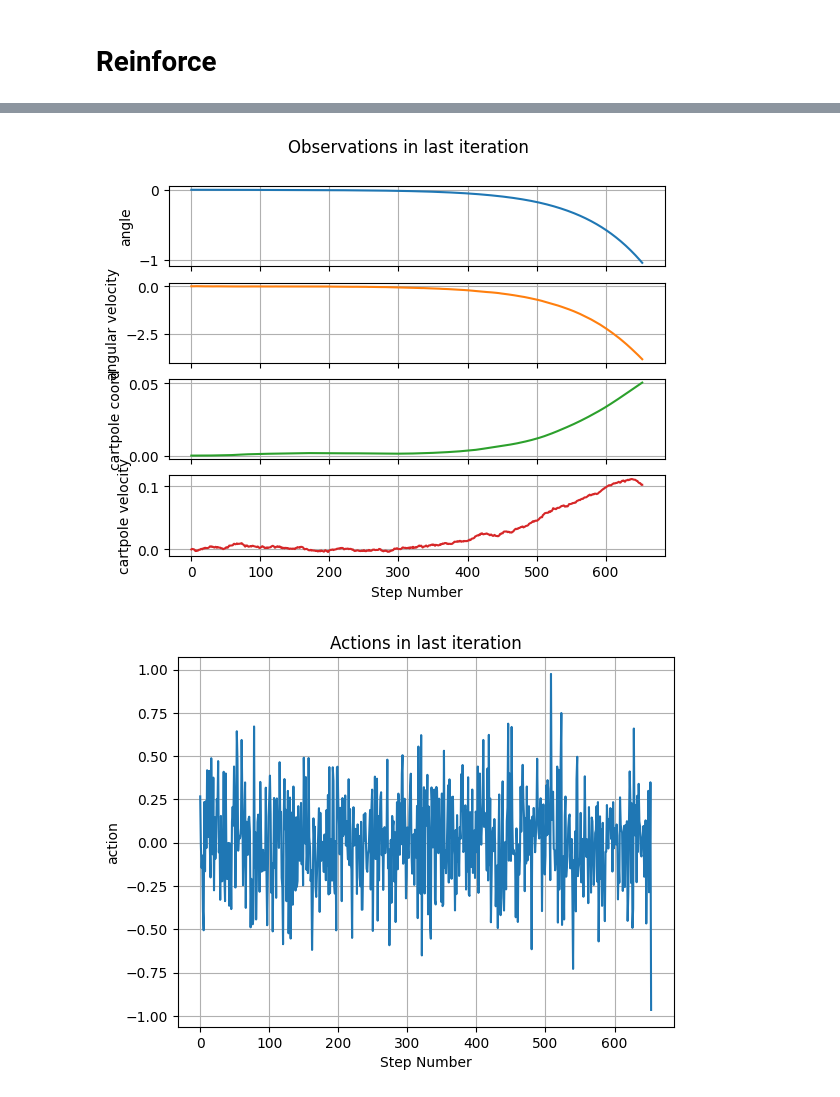
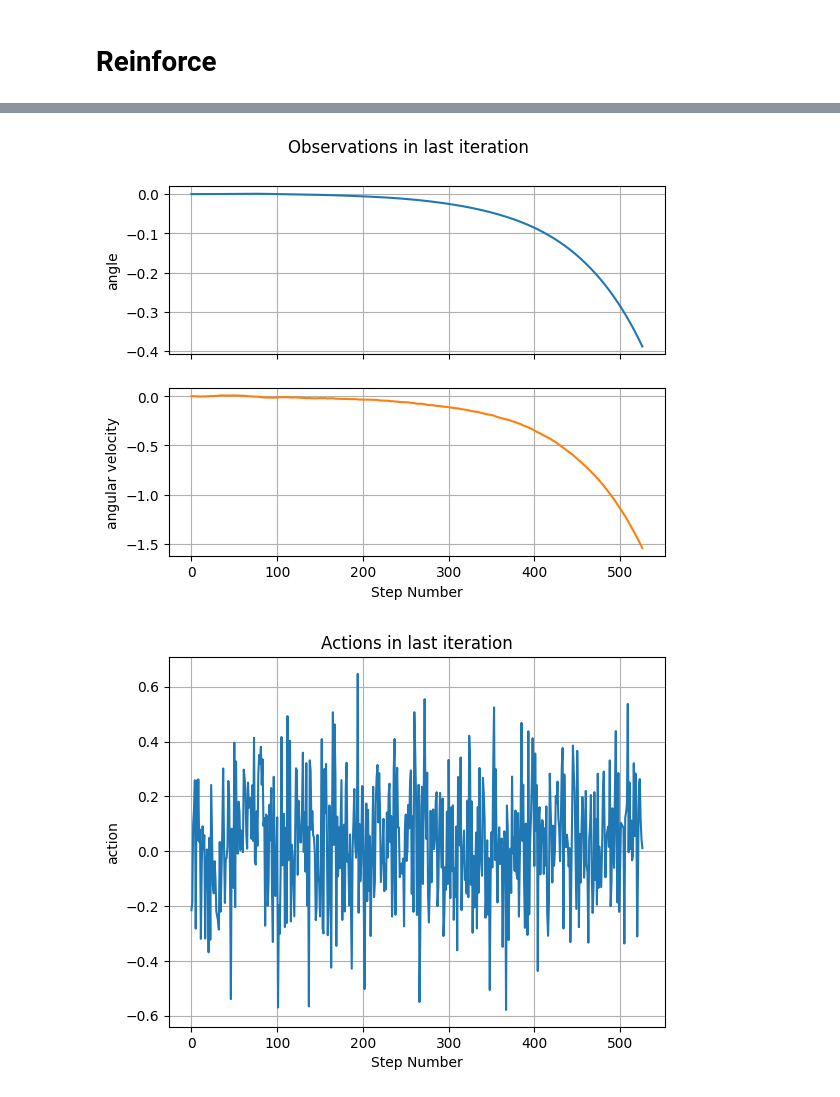
Before and after one commit to BogChamp/rl_project, a Jupyter notebook: RL_project.ipynb, the cells around one changed output, grey strips where cells are left out. Cells and saved outputs as stored; diff of their text form; code cells hidden in the pictures.

Commit message:
easy system

```diff
--- a/RL_project.ipynb
+++ b/RL_project.ipynb
@@ -77,15 +77,15 @@ random.seed(SEED)
 system = InvertedPendulumSystem()
 
 simulator = Simulator(
-    system, N_steps=1000, step_size=0.003, state_init=np.array([0.0, 0.0, 0.0, 0.0])
+    system, N_steps=1000, step_size=0.003, state_init=np.array([0.0, 0.0])
 )
 model = GaussianPDFModel(
     dim_observation=system.dim_observation,
     dim_action=system.dim_action,
-    action_bounds=np.array([[-5, 5]]),
-    scale_factor=100,  # TRY TO FIND scale_factor EMPIRICALLY
-    dim_hidden=8, # TRY TO FIND dim_hidden EMPIRICALLY
-    std=0.05, # TRY TO FIND STD EMPIRICALLY
+    action_bounds=np.array([[-20, 20]]),
+    scale_factor=10,  # TRY TO FIND scale_factor EMPIRICALLY
+    dim_hidden=32, # TRY TO FIND dim_hidden EMPIRICALLY
+    std=0.01, # TRY TO FIND STD EMPIRICALLY
     n_hidden_layers=3 # TRY TO FIND STD EMPIRICALLY
 )
 
@@ -122,9 +122,11 @@ trivial_termination_criterion = lambda *args: False
 
 ## EXAMPLE. This termination criterion terminates episode if observation norm >= 20
 
+MAX_ANGLE = np.pi / 8
+MAX_X = 5
 termination_criterion = (
     lambda observation, action, running_objective, total_objective: (
-        np.abs(observation[0]) > np.pi / 3
+        (np.abs(observation[0]) > MAX_ANGLE)# or (np.abs(observation[2]) > MAX_X)
     )
 )
 
@@ -152,2 +154,2 @@ scenario.plot_data()
-[figure, old version]
+[figure, new version]
-[figure, old version]
+[figure, new version]
```
Also changed, not shown: parts of 2 cells of this notebook, 4 other files.
